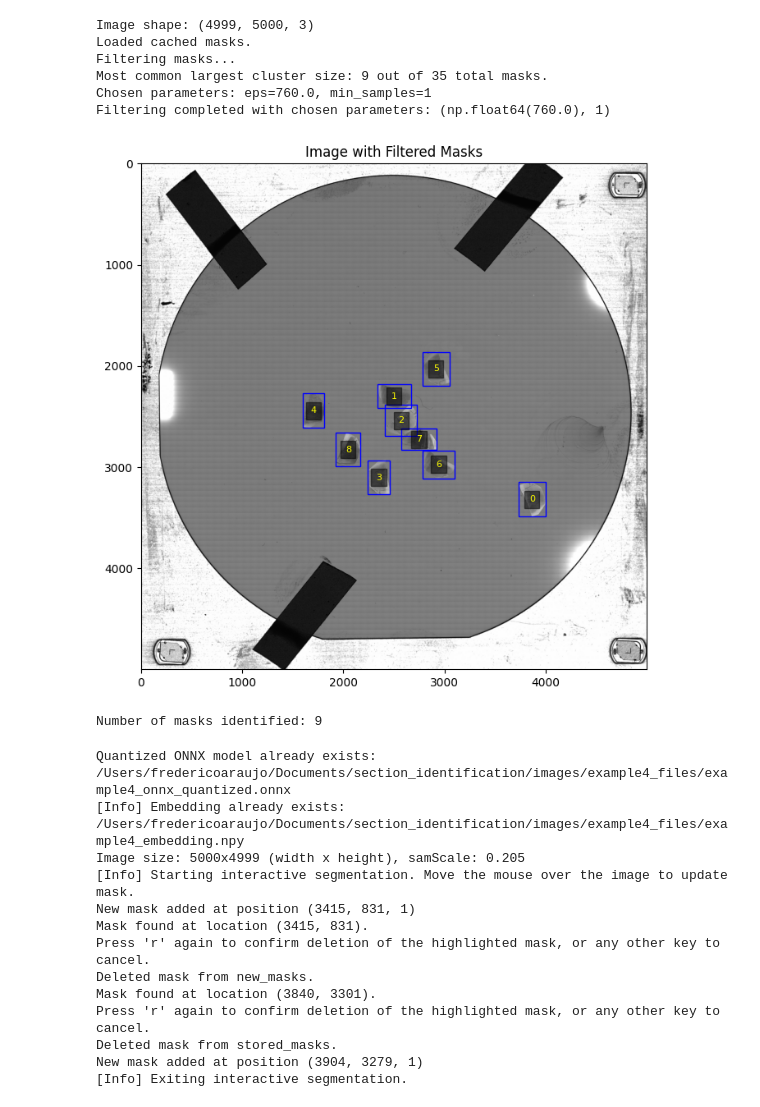
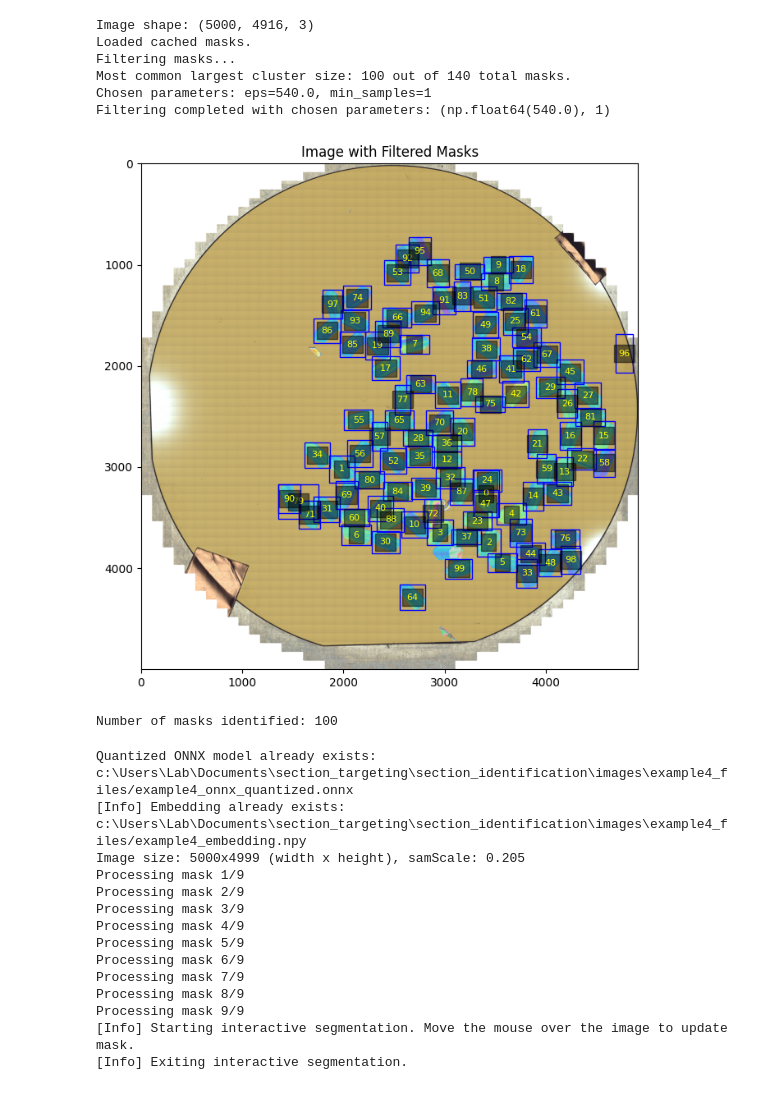
Before and after one commit to fredericoaraujopt/section_identification, a Jupyter notebook: section_identification/test_script.ipynb, the cells around one changed output. Drawn from its saved outputs; the diff is of its cells as text; code cells hidden in the pictures.

Commit message:
added examples from lab computer to the folder

```diff
--- a/section_identification/test_script.ipynb
+++ b/section_identification/test_script.ipynb
@@ -7,48 +7,64 @@ package_path = Path(os.path.abspath("")).parent
 # %%
 from section_identification.preprocess import preprocess_image
 from section_identification.filtering import filtering
 from section_identification.section_detector import automatic_identification
+from section_identification.preprocess import gpu_image
 
-apply_filtering = True
 
 image1 = package_path / "images/example1.png"
 image2 = package_path / "images/example2.png"
 image3 = package_path / "images/example3.png"
 image4 = package_path / "images/example4.png"
 jellyfish = package_path / "images/jellyfish.png"
 
+
+image5 = package_path / "images/Coronal Sections/wafer1_250nm_100sections_0.08mm-s_RGB.png"
+image6 = package_path / "images/Coronal Sections/wafer1_250nm_100sections_0.08mm-s.png"
+image7 = package_path / "images/Coronal Sections/wafer2_250nm_100sections_0.08mm-s_RGB.png"
+image8 = package_path / "images/Coronal Sections/wafer2_250nm_100sections_0.08mm-s.png"
+image9 = package_path / "images/Coronal Sections/wafer3_250nm_100sections_0.08mm-s.png"
+image10 = package_path / "images/Coronal Sections/wafer3_250nm_100sections_0.08mm-s_RGB.png"
+image11 = package_path / "images/Coronal Sections/wafer4_250nm_100sections_0.08mm-s.png"
+
+
 # the weights can be downloaded from: https://dl.fbaipublicfiles.com/segment_anything/sam_vit_h_4b8939.pth
 checkpoint = package_path.parents[0] / "checkpoint/sam_vit_h_4b8939.pth"
 
+# To use gpu, 1) uncomment next line; 2) uncomment device="cuda";
+#image = gpu_image(image6) # WARNING: there will be loss of quality in the image and therefore poorer segmentation
+
 # Write filtering=True to only identify sections
-masks = automatic_identification(image4, checkpoint=checkpoint, compress=False, apply_filtering=True)
+masks = automatic_identification(image11, checkpoint=checkpoint, compress=False, apply_filtering=True,
+                                 min_mask_region_area=250, points_per_side=128,  #device="cuda"
+                                 )
 print(f"Number of masks identified: {len(masks)}")
 # %% [output]
-Image shape: (4999, 5000, 3)
+Image shape: (5000, 4916, 3)
 Loaded cached masks.
 Filtering masks...
-Most common largest cluster size: 9 out of 35 total masks.
-Chosen parameters: eps=760.0, min_samples=1
-Filtering completed with chosen parameters: (np.float64(760.0), 1)
+Most common largest cluster size: 100 out of 140 total masks.
+Chosen parameters: eps=540.0, min_samples=1
+Filtering completed with chosen parameters: (np.float64(540.0), 1)
-[figure, old version]
+[figure, new version]
-Number of masks identified: 9
+Number of masks identified: 100
 # %%
 from section_identification.interactive import run_sam_interactive
 
 new_masks, stored_masks, fiducials = run_sam_interactive(image4, checkpoint, masks, model_type="vit_h", device="cpu")
 # %% [output]
-Quantized ONNX model already exists: /Users/fredericoaraujo/Documents/section_identification/images/example4_files/example4_onnx_quantized.onnx
-[Info] Embedding already exists: /Users/fredericoaraujo/Documents/section_identification/images/example4_files/example4_embedding.npy
+Quantized ONNX model already exists: c:\Users\Lab\Documents\section_targeting\section_identification\images\example4_files/example4_onnx_quantized.onnx
+[Info] Embedding already exists: c:\Users\Lab\Documents\section_targeting\section_identification\images\example4_files/example4_embedding.npy
 Image size: 5000x4999 (width x height), samScale: 0.205
+Processing mask 1/9
+Processing mask 2/9
+Processing mask 3/9
+Processing mask 4/9
+Processing mask 5/9
+Processing mask 6/9
+Processing mask 7/9
+Processing mask 8/9
+Processing mask 9/9
 [Info] Starting interactive segmentation. Move the mouse over the image to update mask.
-New mask added at position (3415, 831, 1)
-Mask found at location (3415, 831).
-Press 'r' again to confirm deletion of the highlighted mask, or any other key to cancel.
-Deleted mask from new_masks.
-Mask found at location (3840, 3301).
-Press 'r' again to confirm deletion of the highlighted mask, or any other key to cancel.
-Deleted mask from stored_masks.
-New mask added at position (3904, 3279, 1)
 [Info] Exiting interactive segmentation.
 # %%
 from section_identification.export import export_mask_coordinates
```
Also changed, not shown: parts of 1 cell of this notebook, 17 other files.
